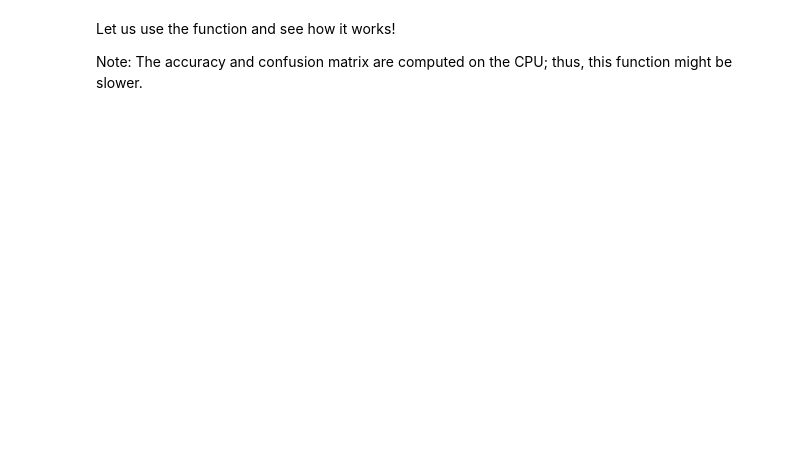
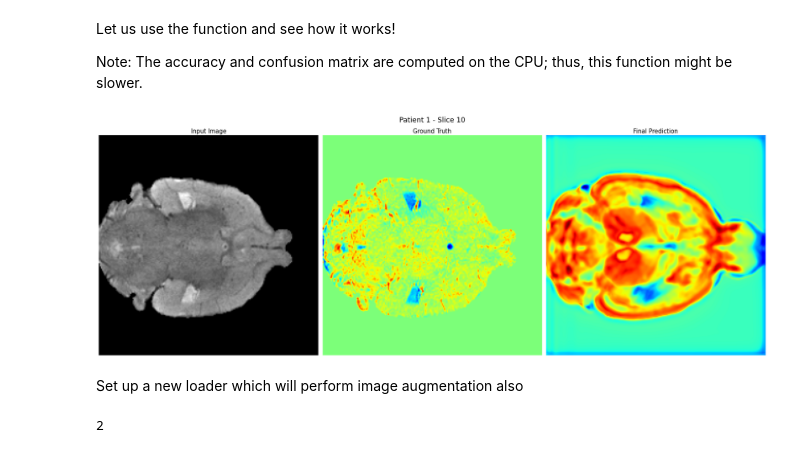
Before and after one commit to IntrepidCanuck/LungContrastSegmentation, a Jupyter notebook: lungcontrastsegmentation-script.ipynb, the cells around one changed output. Cells and saved outputs as stored; diff of their text form; code cells hidden in the pictures; blank space fills up the shorter version.

```diff
--- a/lungcontrastsegmentation-script.ipynb
+++ b/lungcontrastsegmentation-script.ipynb
@@ -1032,3 +732,78 @@ def test_net(net, test_dataloader, loss_function):
 Let us use the function and see how it works!
 
 Note: The accuracy and confusion matrix are computed on the CPU; thus, this function might be slower.
+# %%
+# Large heat outside of brain
+#batchToPlot = 3
+#sliceIndex = 8
+
+# Reasonable overall performance, but heat around the borders
+#batchToPlot = 0
+#sliceIndex = 8
+
+# Excellent to show boundary effects
+#batchToPlot = 0
+#sliceIndex = 3
+
+# Excellent to show boundary effects
+batchToPlot = 0
+sliceIndex = 10
+
+nameString = 'subj_'+str(batchToPlot) + 'slc_'+str(sliceIndex)+'.png'
+
+# Take the first batch of test set
+for i,batch in enumerate(test_dataloader):
+    sample_batch = batch
+
+    if i == batchToPlot:
+        break
+
+# Generat network prediction
+with torch.no_grad():
+    y_pred = my_UNet(sample_batch['image'].cuda())
+
+# Convert Pytorch tensor to numpy array then reverse the preprocessing steps
+img = (sample_batch['image'][0].numpy() * 255).astype('uint8')
+msk = (sample_batch['mask'][0].numpy() * 255).astype('uint8')
+
+# Take the image id for display
+img_id = sample_batch['img_id'][0]
+
+imgToShow = img[sliceIndex,:,:]
+mskToShow = msk[sliceIndex,:,:]
+predToShow = y_pred.cpu().numpy()[0][sliceIndex,:,:]
+
+# Plot the smaple, ground truth, the prediction probability map, and the final predicted mask
+plt.figure(figsize=(24,18))
+plt.suptitle(f'Patient {img_id} - Slice {sliceIndex}', fontsize=18)
+
+plt.subplot(2,3,1)
+plt.title('Input Image', fontsize=15)
+plt.imshow(imgToShow, cmap='gray')
+plt.axis('off')
+
+plt.subplot(2,3,2)
+plt.title('Ground Truth', fontsize=15)
+plt.imshow(mskToShow, cmap='jet')
+plt.axis('off')
+
+plt.subplot(2,3,3)
+plt.title('Final Prediction', fontsize=15)
+plt.imshow(predToShow, cmap='jet')
+plt.axis('off')
+
+plt.tight_layout()
+
+plt.savefig(nameString)
+
+plt.show()
+# %% [output]
+[figure, added]
+# %% [markdown]
+Set up a new loader which will perform image augmentation also
+# %%
+import random
+
+print(random.randrange(1,90))
+# %% [output]
+2
```
Also changed, not shown: parts of 64 cells of this notebook.
